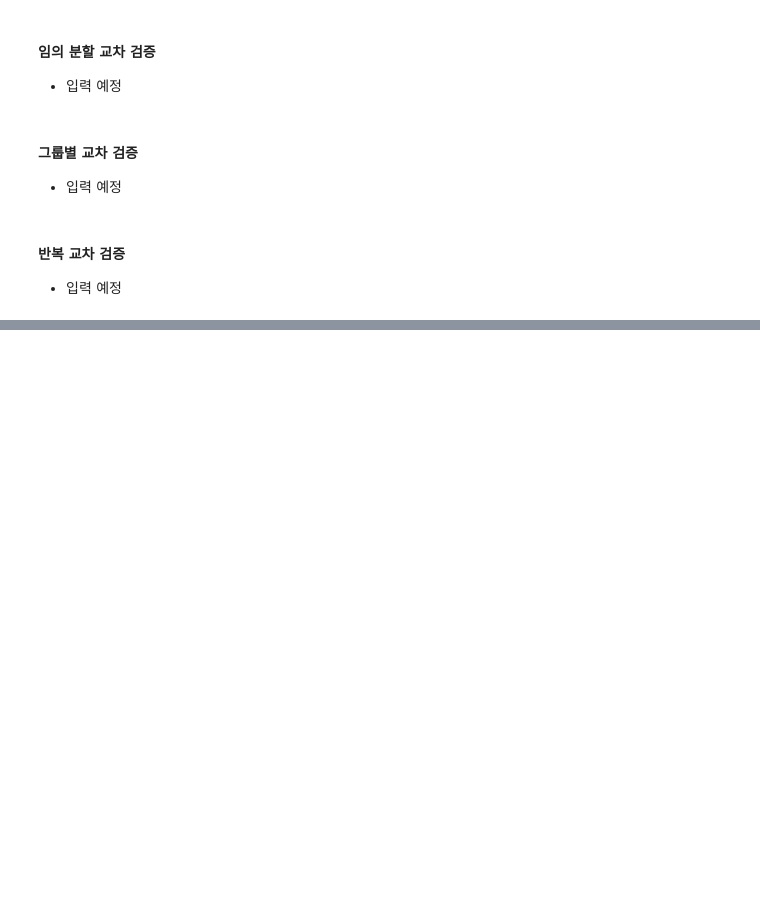
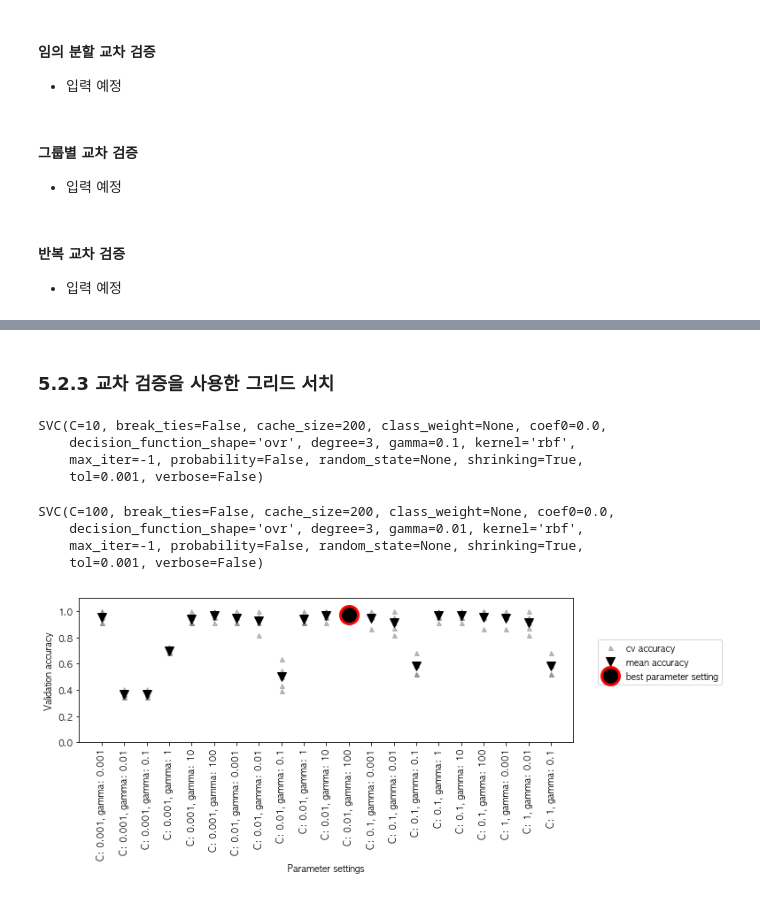
Before and after one commit to timetobye/Machine_learning_study, a Jupyter notebook: introduction_to_machine_learning_with_python/chpater_5_/chapter_5.ipynb, the cells around one changed output, grey strips where cells are left out. Cells and saved outputs as stored; diff of their text form; code cells hidden in the pictures; blank space fills up the shorter version.

```diff
--- a/introduction_to_machine_learning_with_python/chpater_5_/chapter_5.ipynb
+++ b/introduction_to_machine_learning_with_python/chpater_5_/chapter_5.ipynb
@@ -264,0 +362,27 @@ Mean accuracy: 0.97
+# %% [markdown]
+### 5.2.3 교차 검증을 사용한 그리드 서치
+# %%
+for gamma in [0.001, 0.01, 0.1, 1, 10, 100]:
+    for C in [0.001, 0.01, 0.1, 1, 10, 100]:
+        # for each combination of parameters,
+        # train an SVC
+        svm = SVC(gamma=gamma, C=C)
+
+        # perform cross-validation
+        scores = cross_val_score(svm, X_trainval, y_trainval, cv=5)
+
+        # compute mean cross-validation accuracy
+        score = np.mean(scores)
+
+        # if we got a better score, store the score and parameters
+        if score > best_score:
+            best_score = score
+            best_parameters = {'C': C, 'gamma': gamma}
+# rebuild a model on the combined training and validation set
+svm = SVC(**best_parameters)
+svm.fit(X_trainval, y_trainval)
+# %% [output]
+SVC(C=10, break_ties=False, cache_size=200, class_weight=None, coef0=0.0,
+    decision_function_shape='ovr', degree=3, gamma=0.1, kernel='rbf',
+    max_iter=-1, probability=False, random_state=None, shrinking=True,
+    tol=0.001, verbose=False)
@@ -264,0 +391,29 @@ Mean accuracy: 0.97
+# %%
+for gamma in [0.001, 0.01, 0.1, 1, 10, 100]:
+    for C in [0.001, 0.01, 0.1, 1, 10, 100]:
+        # for each combination of parameters,
+        # train an SVC
+        svm = SVC(gamma=gamma, C=C)
+
+        # perform cross-validation
+        scores = cross_val_score(svm, X_trainval, y_trainval, cv=kfold)
+
+        # compute mean cross-validation accuracy
+        score = np.mean(scores)
+
+        # if we got a better score, store the score and parameters
+        if score > best_score:
+            best_score = score
+            best_parameters = {'C': C, 'gamma': gamma}
+# rebuild a model on the combined training and validation set
+svm = SVC(**best_parameters)
+svm.fit(X_trainval, y_trainval)
+# %% [output]
+SVC(C=100, break_ties=False, cache_size=200, class_weight=None, coef0=0.0,
+    decision_function_shape='ovr', degree=3, gamma=0.01, kernel='rbf',
+    max_iter=-1, probability=False, random_state=None, shrinking=True,
+    tol=0.001, verbose=False)
+# %%
+mglearn.plots.plot_cross_val_selection()
+# %% [output]
+[figure, added]
```
Also changed, not shown: parts of 45 cells of this notebook.
